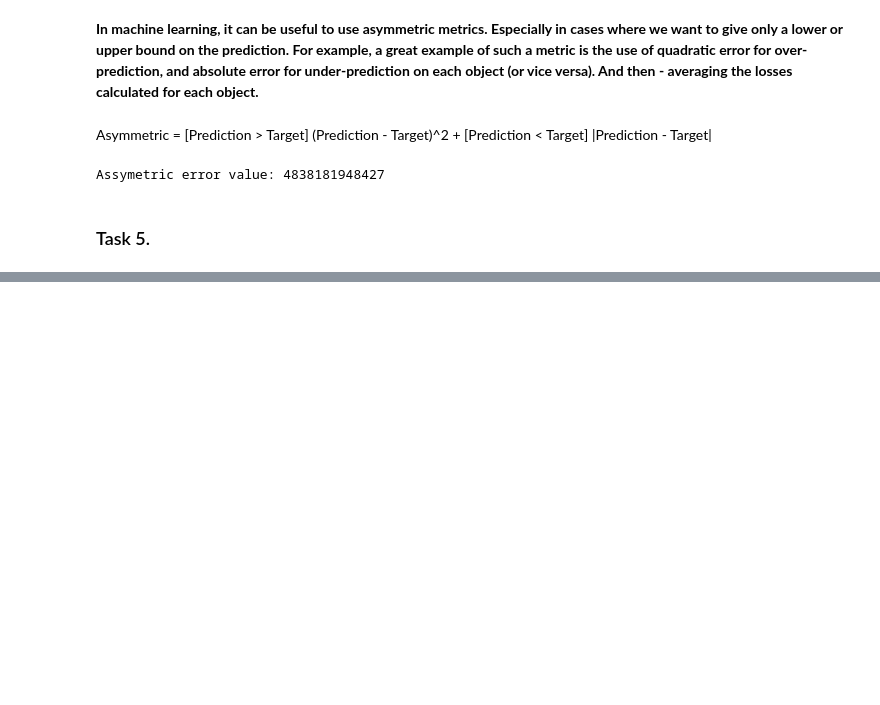
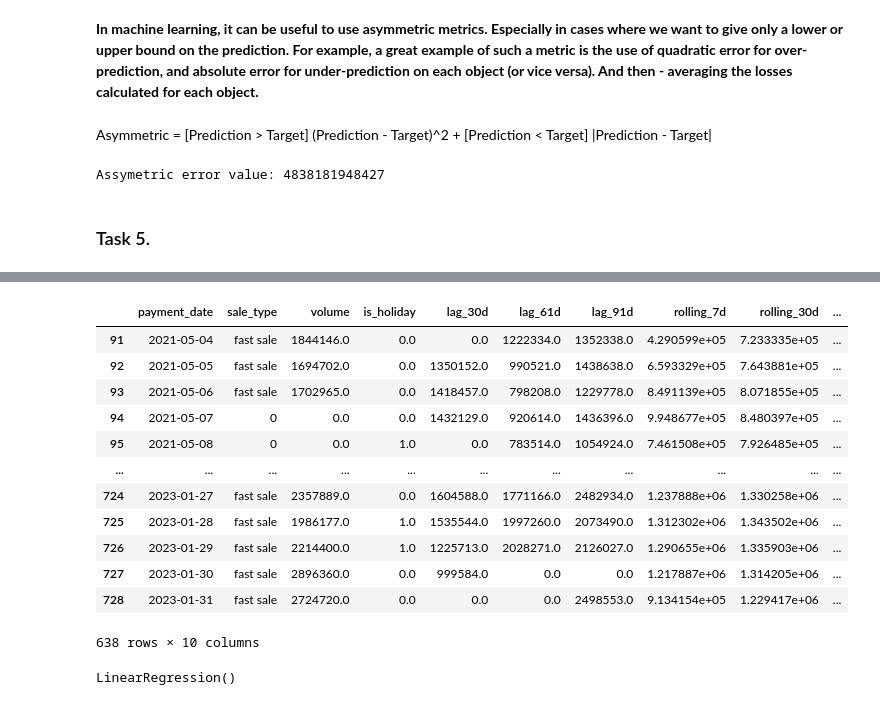
Before and after one commit to nktnlx/advanced_data_analysis_course, a Jupyter notebook: 04_ml/01_linear_models.ipynb, the cells around one changed output, grey strips where cells are left out. Cells and saved outputs as stored; diff of their text form; code cells hidden in the pictures; blank space fills up the shorter version.

```diff
--- a/04_ml/01_linear_models.ipynb
+++ b/04_ml/01_linear_models.ipynb
@@ -286,0 +596,2 @@ tbc..
+# %%
+df_fast = df[df['sale_type'] == 'fast sale'].reset_index(drop=True)
@@ -286,0 +614,2 @@ tbc..
+# %%
+df_fast_full = pd.merge(df_date_range, df_fast, how='left', on='payment_date')
@@ -286,0 +629,2 @@ tbc..
+# %%
+df_fast_full.fillna(0, inplace=True)
@@ -286,0 +644,27 @@ tbc..
+# %%
+data_fast = generate_features_for_series(df_fast_full)
+# %%
+data_fast
+# %% [output]
+|  | payment_date | sale_type | volume | is_holiday | lag_30d | lag_61d | lag_91d | rolling_7d | rolling_30d | ... |
+| 91 | 2021-05-04 | fast sale | 1844146.0 | 0.0 | 0.0 | 1222334.0 | 1352338.0 | 4.290599e+05 | 7.233335e+05 | ... |
+| 92 | 2021-05-05 | fast sale | 1694702.0 | 0.0 | 1350152.0 | 990521.0 | 1438638.0 | 6.593329e+05 | 7.643881e+05 | ... |
+| 93 | 2021-05-06 | fast sale | 1702965.0 | 0.0 | 1418457.0 | 798208.0 | 1229778.0 | 8.491139e+05 | 8.071855e+05 | ... |
+| 94 | 2021-05-07 | 0 | 0.0 | 0.0 | 1432129.0 | 920614.0 | 1436396.0 | 9.948677e+05 | 8.480397e+05 | ... |
+| 95 | 2021-05-08 | 0 | 0.0 | 1.0 | 0.0 | 783514.0 | 1054924.0 | 7.461508e+05 | 7.926485e+05 | ... |
+| ... | ... | ... | ... | ... | ... | ... | ... | ... | ... | ... |
+| 724 | 2023-01-27 | fast sale | 2357889.0 | 0.0 | 1604588.0 | 1771166.0 | 2482934.0 | 1.237888e+06 | 1.330258e+06 | ... |
+| 725 | 2023-01-28 | fast sale | 1986177.0 | 1.0 | 1535544.0 | 1997260.0 | 2073490.0 | 1.312302e+06 | 1.343502e+06 | ... |
+| 726 | 2023-01-29 | fast sale | 2214400.0 | 1.0 | 1225713.0 | 2028271.0 | 2126027.0 | 1.290655e+06 | 1.335903e+06 | ... |
+| 727 | 2023-01-30 | fast sale | 2896360.0 | 0.0 | 999584.0 | 0.0 | 0.0 | 1.217887e+06 | 1.314205e+06 | ... |
+| 728 | 2023-01-31 | fast sale | 2724720.0 | 0.0 | 0.0 | 0.0 | 2498553.0 | 9.134154e+05 | 1.229417e+06 | ... |
+638 rows × 10 columns
+# %%
+X_ = data_fast.drop(['payment_date', 'volume', 'sale_type'], axis=1)
+Y_ = data_fast.volume
+
+model = LinearRegression()
+
+model.fit(X_, Y_)
+# %% [output]
+LinearRegression()
```
Also changed, not shown: parts of 62 cells of this notebook.
